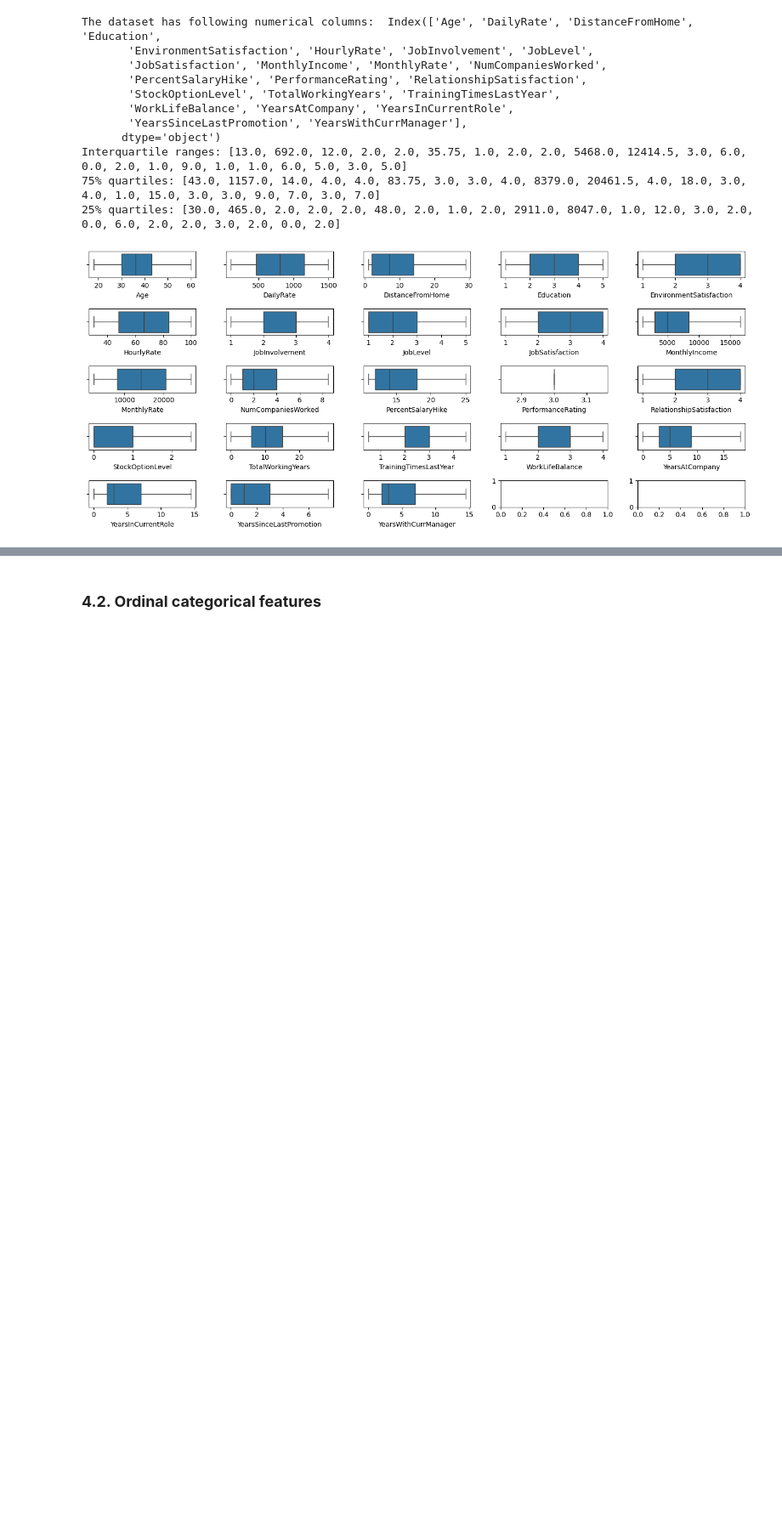
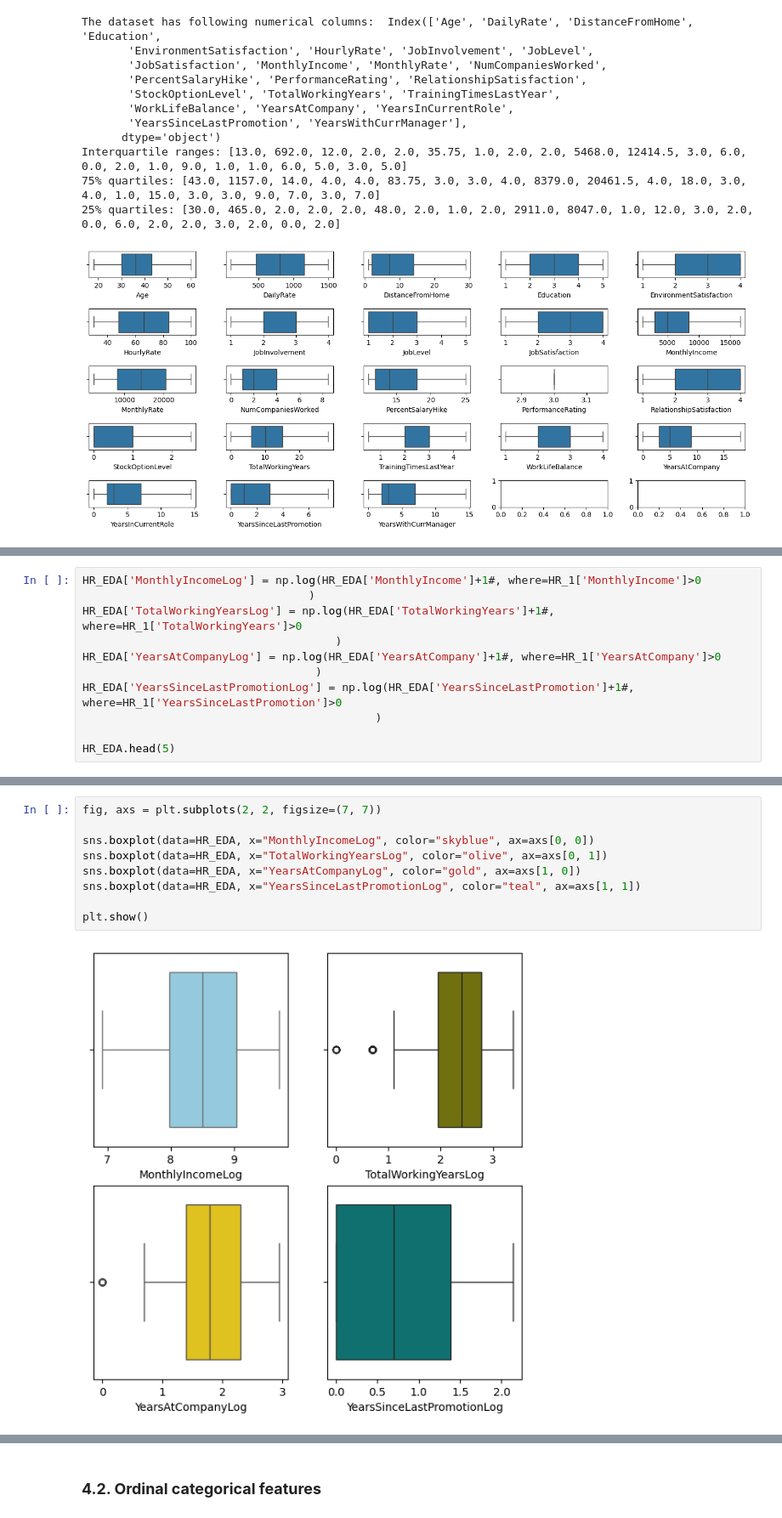
Before and after one commit to filipe-carmo/EDSB25_10, a Jupyter notebook: 2. Exporatory Data Analysis.ipynb, the cells around one changed output, grey strips where cells are left out. Shown at 85% size. Saved outputs shown, nothing was run; the diff lists cells and outputs as text; blank space fills up the shorter version.

```diff
--- a/2. Exporatory Data Analysis.ipynb
+++ b/2. Exporatory Data Analysis.ipynb
@@ -456,0 +465,11 @@ Interquartile ranges: [13.0, 692.0, 12.0, 2.0, 2.0, 35.75, 1.0, 2.0, 2.0, 5468.0
+# %%
+HR_EDA['MonthlyIncomeLog'] = np.log(HR_EDA['MonthlyIncome']+1#, where=HR_1['MonthlyIncome']>0
+                                  )
+HR_EDA['TotalWorkingYearsLog'] = np.log(HR_EDA['TotalWorkingYears']+1#, where=HR_1['TotalWorkingYears']>0
+                                      )
+HR_EDA['YearsAtCompanyLog'] = np.log(HR_EDA['YearsAtCompany']+1#, where=HR_1['YearsAtCompany']>0
+                                   )
+HR_EDA['YearsSinceLastPromotionLog'] = np.log(HR_EDA['YearsSinceLastPromotion']+1#, where=HR_1['YearsSinceLastPromotion']>0
+                                            )
+
+HR_EDA.head(5)
@@ -456,0 +484,11 @@ Interquartile ranges: [13.0, 692.0, 12.0, 2.0, 2.0, 35.75, 1.0, 2.0, 2.0, 5468.0
+# %%
+fig, axs = plt.subplots(2, 2, figsize=(7, 7))
+
+sns.boxplot(data=HR_EDA, x="MonthlyIncomeLog", color="skyblue", ax=axs[0, 0])
+sns.boxplot(data=HR_EDA, x="TotalWorkingYearsLog", color="olive", ax=axs[0, 1])
+sns.boxplot(data=HR_EDA, x="YearsAtCompanyLog", color="gold", ax=axs[1, 0])
+sns.boxplot(data=HR_EDA, x="YearsSinceLastPromotionLog", color="teal", ax=axs[1, 1])
+
+plt.show()
+# %% [output]
+[figure, added]
```
Also changed, not shown: parts of 27 cells of this notebook, 1 other file.
